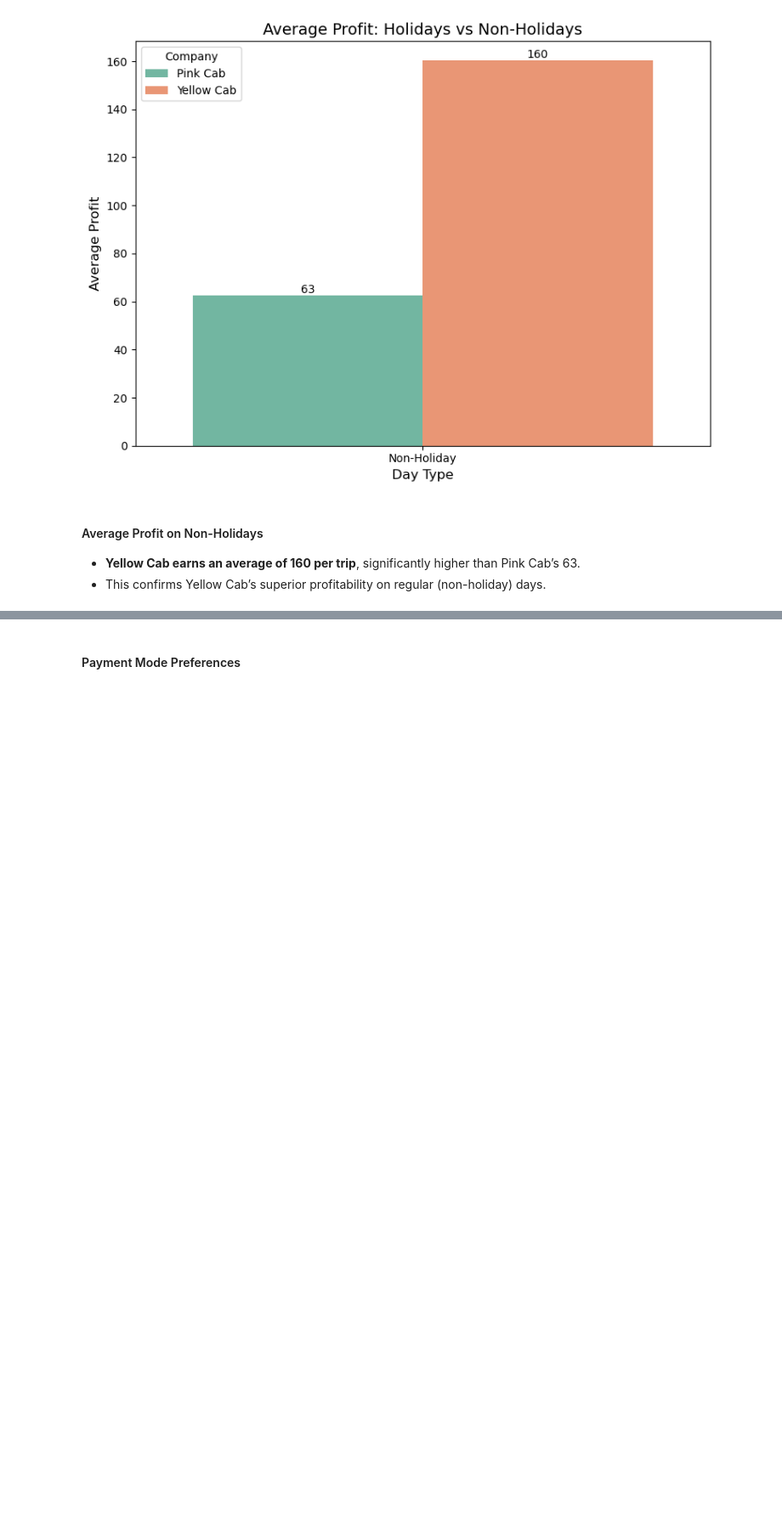
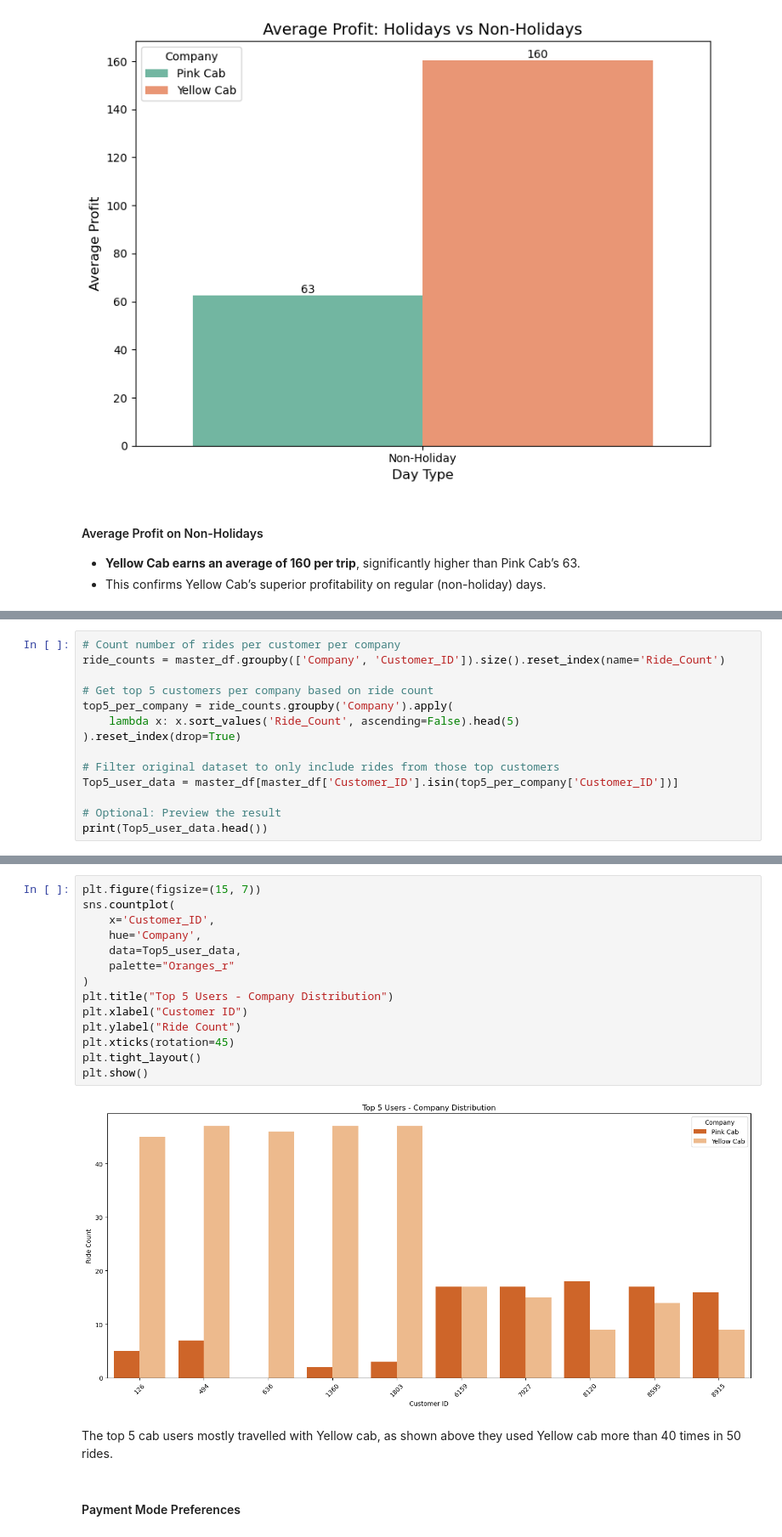
Before and after one commit to najmaabdi99/CAB-INVESTMENT-ANALYSIS-PROJECT, a Jupyter notebook: EDA NOTEBOOK.ipynb, the cells around one changed output, grey strips where cells are left out. Shown at 85% size. Cells and saved outputs as stored; diff of their text form; blank space fills up the shorter version.

```diff
--- a/EDA NOTEBOOK.ipynb
+++ b/EDA NOTEBOOK.ipynb
@@ -600,0 +736,14 @@ plt.show()
+# %%
+# Count number of rides per customer per company
+ride_counts = master_df.groupby(['Company', 'Customer_ID']).size().reset_index(name='Ride_Count')
+
+# Get top 5 customers per company based on ride count
+top5_per_company = ride_counts.groupby('Company').apply(
+    lambda x: x.sort_values('Ride_Count', ascending=False).head(5)
+).reset_index(drop=True)
+
+# Filter original dataset to only include rides from those top customers
+Top5_user_data = master_df[master_df['Customer_ID'].isin(top5_per_company['Customer_ID'])]
+
+# Optional: Preview the result
+print(Top5_user_data.head())
@@ -601,3 +768,21 @@ plt.show()
+# %%
+plt.figure(figsize=(15, 7))
+sns.countplot(
+    x='Customer_ID',
+    hue='Company',
+    data=Top5_user_data,
+    palette="Oranges_r"
+)
+plt.title("Top 5 Users - Company Distribution")
+plt.xlabel("Customer ID")
+plt.ylabel("Ride Count")
+plt.xticks(rotation=45)
+plt.tight_layout()
+plt.show()
+# %% [output]
+[figure, added]
+# %% [markdown]
+The top 5 cab users mostly travelled with Yellow cab, as shown above they used Yellow cab more than 40 times in 50 rides.
 # %% [markdown]
 #### Payment Mode Preferences
 # %%
```
Also changed, not shown: parts of 27 cells of this notebook, 1 other file.
